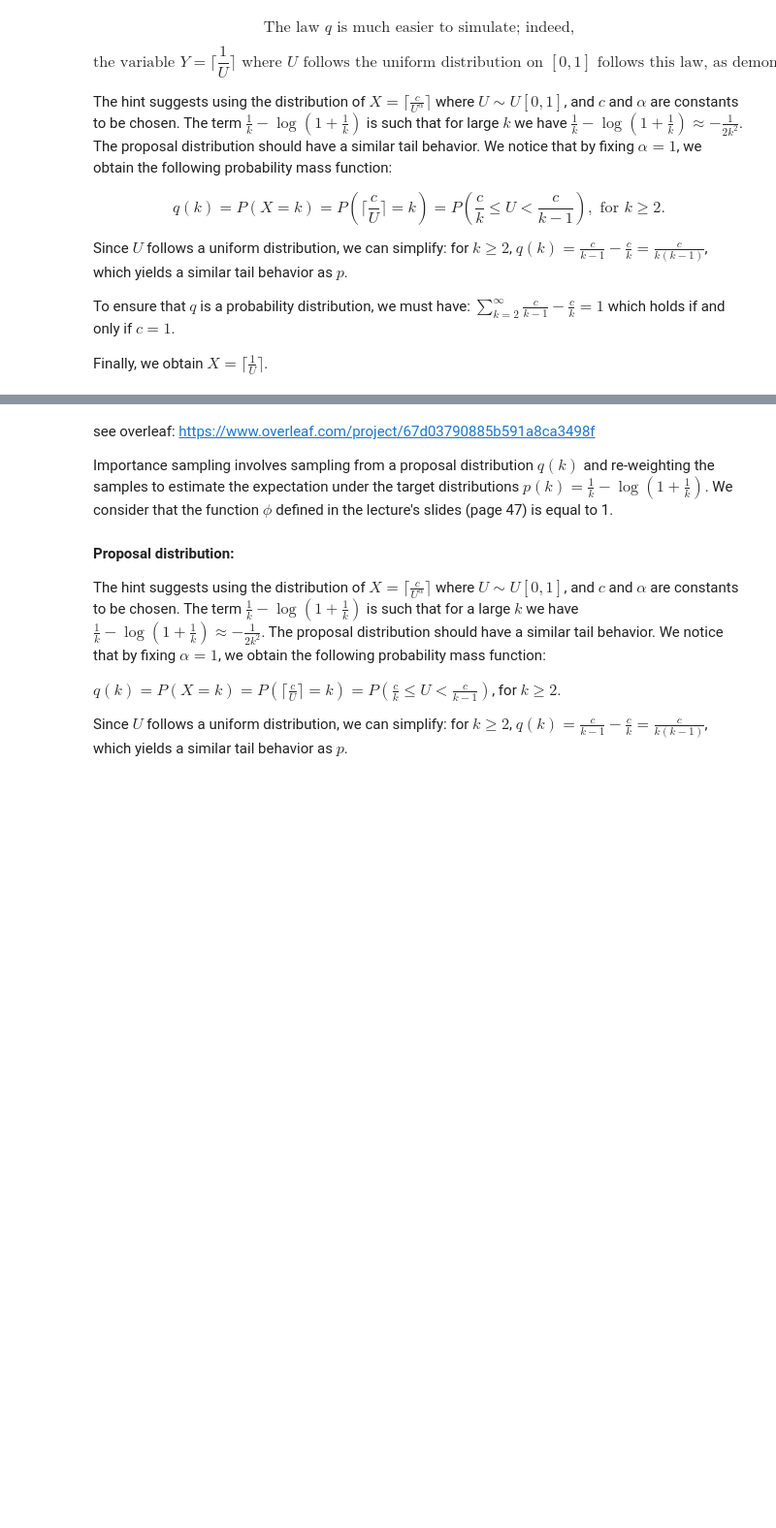
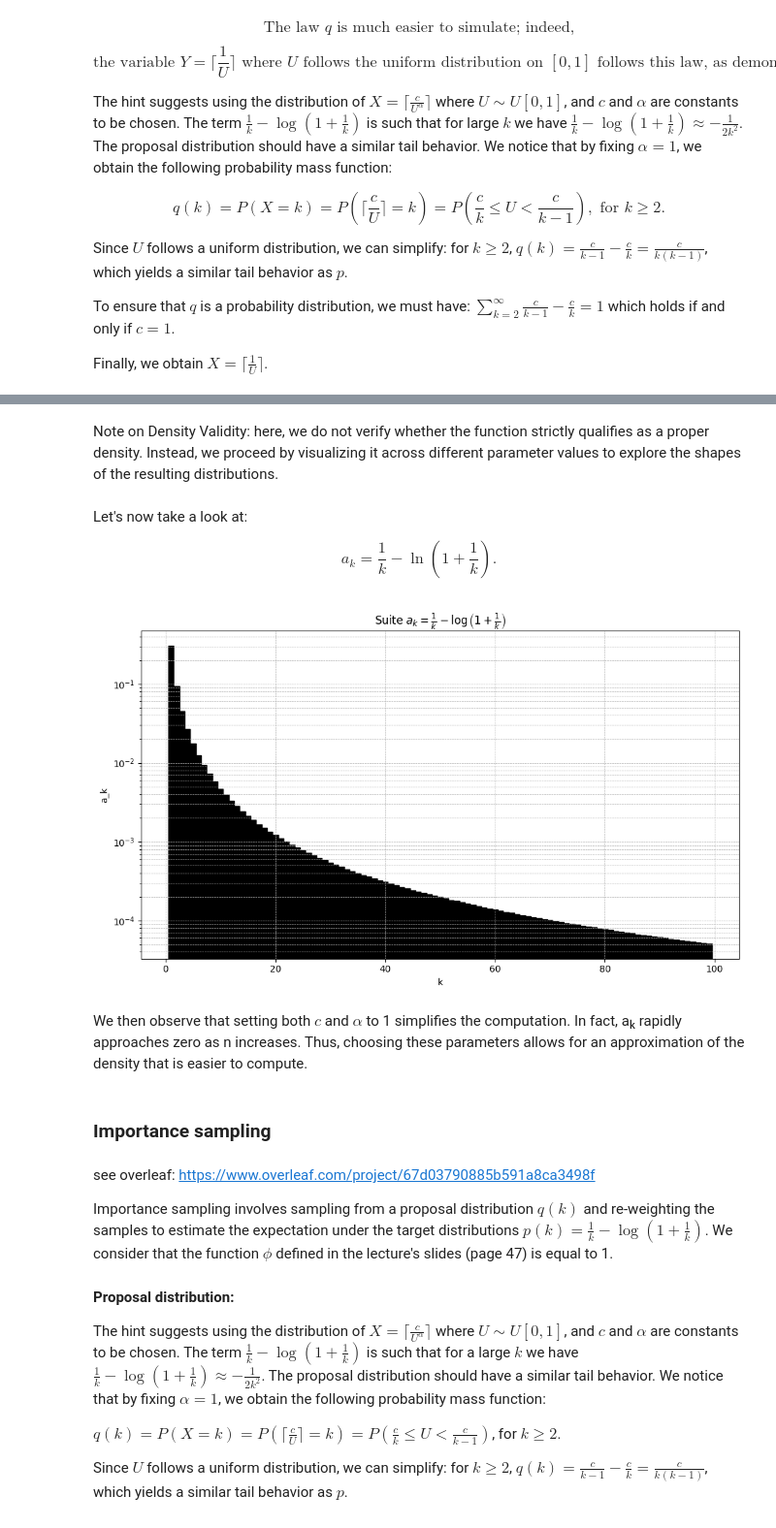
Before and after one commit to Leooryx/Euler_Monte_Carlo, a Jupyter notebook: main.ipynb, the cells around one changed output, grey strips where cells are left out. Shown at 97% size. Saved outputs shown, nothing was run; the diff lists cells and outputs as text; code cells hidden in the pictures; blank space fills up the shorter version.

```diff
--- a/main.ipynb
+++ b/main.ipynb
@@ -60,3 +93,31 @@ Finally, we obtain $X = \lceil \frac{1}{U} \rceil$.
+# %% [markdown]
+Note on Density Validity: here, we do not verify whether the function strictly qualifies as a proper density. Instead, we proceed by visualizing it across different parameter values to explore the shapes of the resulting distributions.
+# %% [markdown]
+Let's now take a look at:
+
+$$
+a_k = \frac{1}{k} - \ln\left(1 + \frac{1}{k}\right).
+$$
+# %%
+k = np.arange(1, 100)
+a_k = 1/k - np.log(1 + 1/k)
+
+# Plot
+plt.figure(figsize=(10, 6))
+plt.bar(k, a_k, width=1.0, edgecolor='black', color='black')
+plt.title(r"Suite $a_k = \frac{1}{k} - \log\left(1 + \frac{1}{k}\right)$")
+plt.xlabel("k")
+plt.ylabel("a_k")
+plt.yscale('log')  # comme dans tes histogrammes
+plt.grid(True, which="both", linestyle="--", linewidth=0.5)
+plt.tight_layout()
+plt.show()
+# %% [output]
+[figure, added]
+# %% [markdown]
+We then observe that setting both $c$ and $α$ to 1 simplifies the computation. In fact, aₖ rapidly approaches zero as n increases. Thus, choosing these parameters allows for an approximation of the density that is easier to compute.
+# %% [markdown]
+### Importance sampling
 # %% [markdown]
 see overleaf: https://www.overleaf.com/project/67d03790885b591a8ca3498f
 
```
Also changed, not shown: parts of 8 cells of this notebook.
